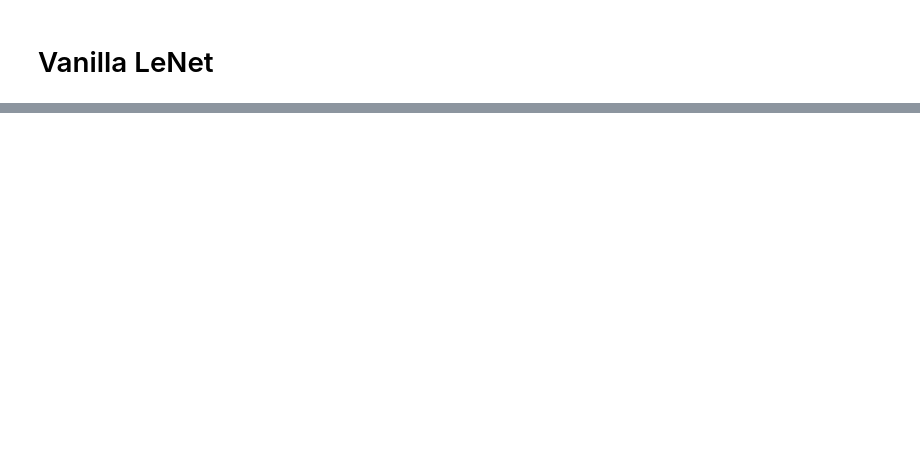
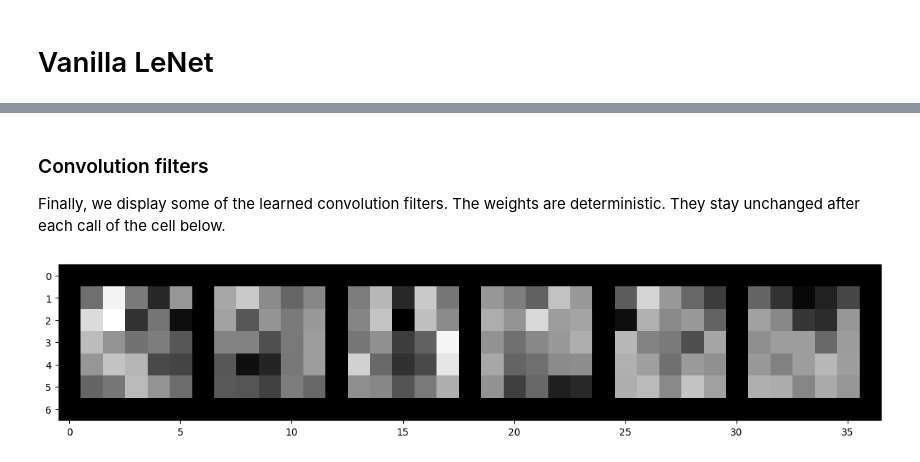
Before and after one commit to teddyalexandre/Laplace-Redux, a Jupyter notebook: leNet.ipynb, the cells around one changed output, grey strips where cells are left out. Cells and saved outputs as stored; diff of their text form; code cells hidden in the pictures; blank space fills up the shorter version.

```diff
--- a/leNet.ipynb
+++ b/leNet.ipynb
@@ -556,0 +292,16 @@ plt.imshow(grid.numpy().transpose((1, 2, 0)))
+# %% [markdown]
+### Convolution filters
+
+Finally, we display some of the learned convolution filters. The weights are deterministic. They stay unchanged after each call of the cell below.
+# %%
+filters = (model.conv1.weight.clone().cpu())#+model.conv1.bias[:, None, None, None]).clone()
+out_c, in_c, h, w = filters.shape
+filters = filters.view(out_c*in_c, -1, h, w)
+n_col = 16
+rows = np.min((filters.shape[0] // n_col+1, 32))
+grid = utils.make_grid(filters, nrow=n_col, normalize=True, padding=1)
+plt.figure(figsize=(15, 15))
+plt.imshow(grid.numpy().transpose((1, 2, 0)))
+plt.show()
+# %% [output]
+[figure, added]
```
Also changed, not shown: parts of 51 cells of this notebook.
